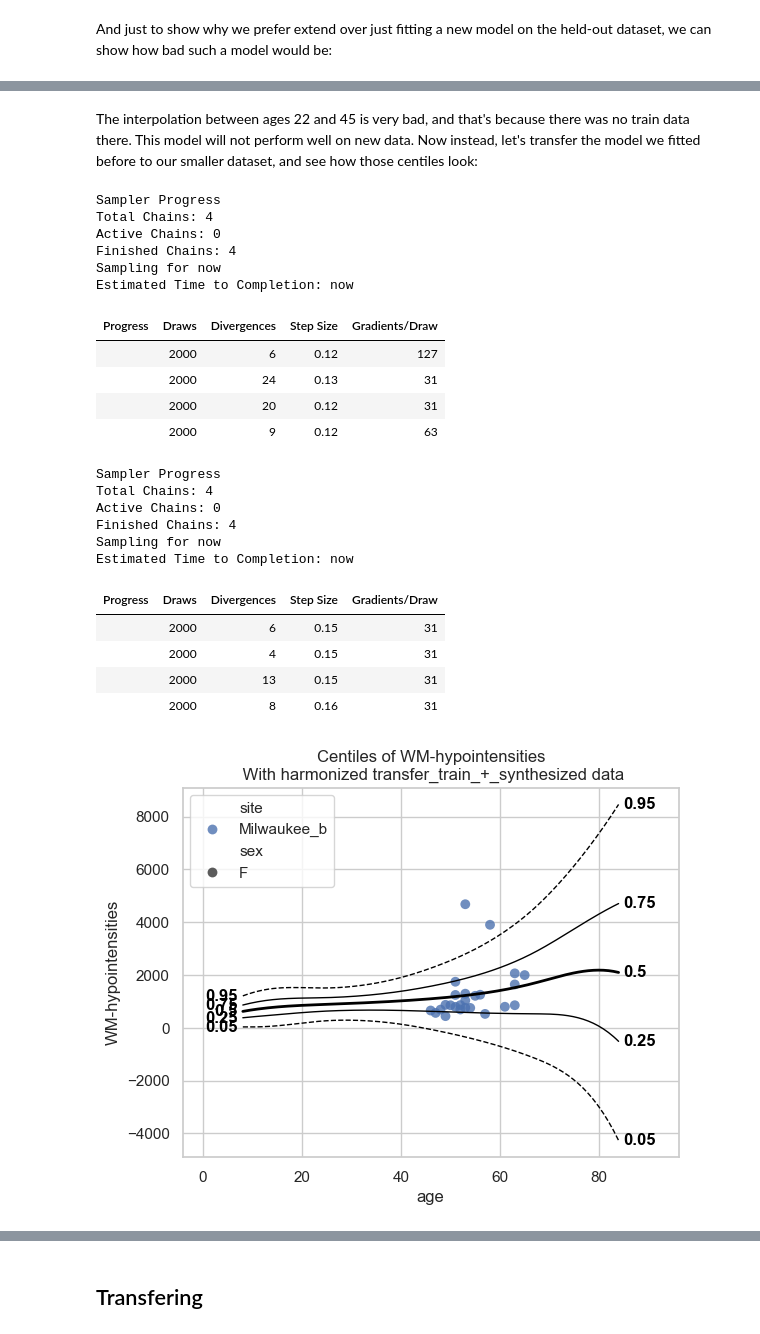
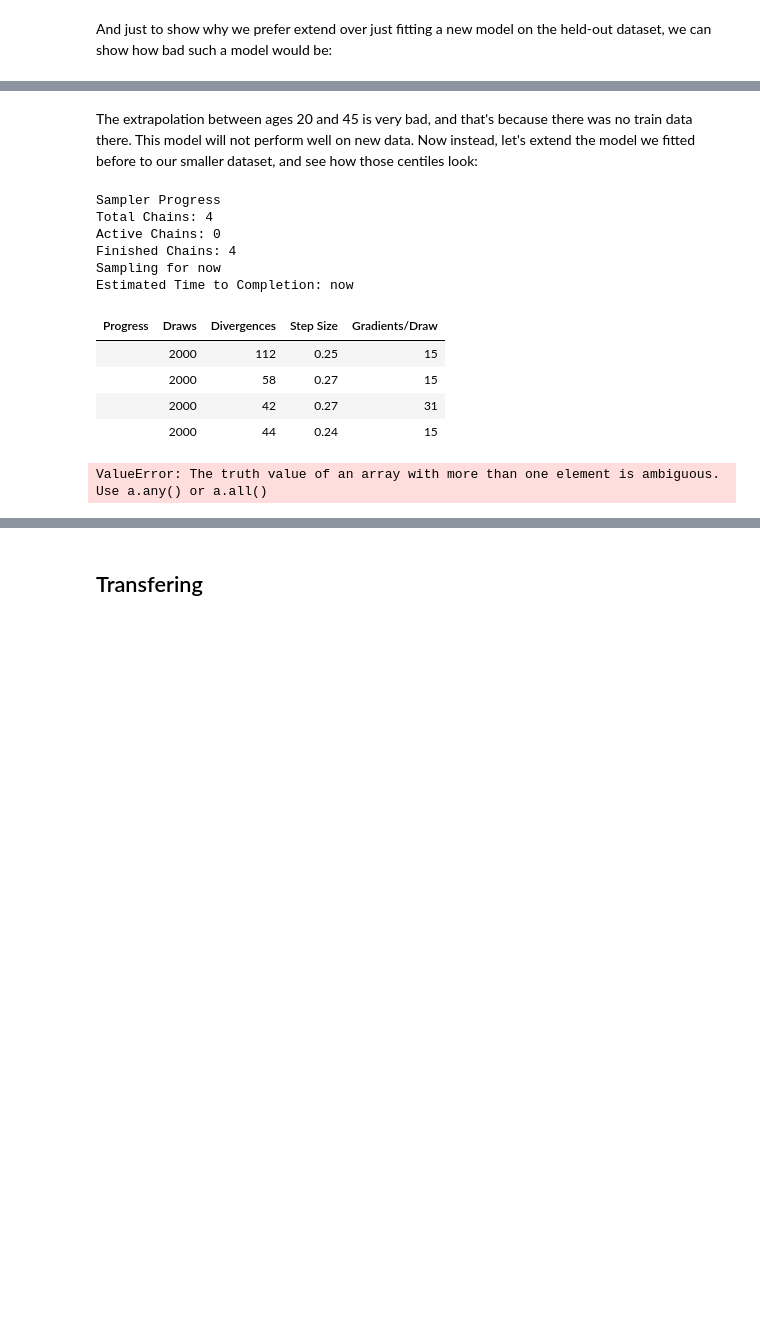
Before and after one commit to predictive-clinical-neuroscience/PCNtoolkit, a Jupyter notebook: examples/06_transfer_extend.ipynb, the cells around one changed output, grey strips where cells are left out. Cells and saved outputs as stored; diff of their text form; code cells hidden in the pictures; blank space fills up the shorter version.

```diff
--- a/examples/06_transfer_extend.ipynb
+++ b/examples/06_transfer_extend.ipynb
@@ -97,33 +118,26 @@ We will use the same HBR model that we used in the tutorial "Normative Modelling
 # %%
-# Normal model with fixed values for epsilon and delta
+# Prior for the mean function (mu)
 mu = make_prior(
-    # Mu is linear because we want to allow the mean to vary as a function of the covariates.
     linear=True,
-    # The slope coefficients are assumed to be normally distributed, with a mean of 0 and a standard deviation of 10.
     slope=make_prior(dist_name="Normal", dist_params=(0.0, 5.0)),
-    # The intercept is random, because we expect the intercept to vary between sites and sexes.
     intercept=make_prior(
         random=True,
-        # Mu is the mean of the intercept, which is normally distributed with a mean of 0 and a standard deviation of 1.
         mu=make_prior(dist_name="Normal", dist_params=(0.0, 1.0)),
-        # Sigma is the scale at which the intercepts vary. It is a positive parameter, so we have to map it to the positive domain.
-        sigma=make_prior(
-            dist_name="Gamma", dist_params=(1.0, 1.0)
-        ),  # mapping_params=(0.0, 3.0)
+        sigma=make_prior(dist_name="Gamma", dist_params=(1.0, 1.0)
     ),
-    # We use a B-spline basis function to allow for non-linearity in the mean.
     basis_function=BsplineBasisFunction(basis_column=0, nknots=5, degree=3),
-)
+))
 
-# 1.0 -> sigma
+# Prior for the noise function (sigma)
 sigma = make_prior(
     linear=True,
-    slope=make_prior(dist_name="Normal", dist_params=(0.0, 2.0)),
+    slope=make_prior(dist_name="Normal", dist_params=(0.0, 1.0)),
     intercept=make_prior(dist_name="Normal", dist_params=(1.0, 1.0)),
     basis_function=BsplineBasisFunction(basis_column=0, nknots=5, degree=3),
     mapping="softplus",
     mapping_params=(0.0, 2.0),
 )
+
 
 likelihood = NormalLikelihood(mu, sigma)
 
@@ -137,6 +151,7 @@ template_hbr = HBR(
     nuts_sampler="nutpie",
     likelihood=likelihood,
 )
+
 model = NormativeModel(
     template_regression_model=template_hbr,
     savemodel=True,
@@ -147,3 +162,11 @@ model = NormativeModel(
     inscaler="standardize",
     outscaler="standardize",
 )
+
+test = model.fit_predict(train, test)
+
+plot_centiles_advanced(
+    model,
+    scatter_data=train,
+    batch_effects = 'all'
+)
@@ -237,32 +232,23 @@ Estimated Time to Completion: now
 # %% [markdown]
-The interpolation between ages 22 and 45 is very bad, and that's because there was no train data there. This model will not perform well on new data. Now instead, let's transfer the model we fitted before to our smaller dataset, and see how those centiles look:
+The extrapolation between ages 20 and 45 is very bad, and that's because there was no train data there. This model will not perform well on new data. Now instead, let's extend the model we fitted before to our smaller dataset, and see how those centiles look:
 # %%
 extended_model = model.extend_predict(transfer_train, transfer_test)
+combined = transfer_test.merge(test, name="combined")
 plot_centiles_advanced(
     extended_model,
-    scatter_data=transfer_train,
+    scatter_data=combined,
+    batch_effects='all'
 )
 # %% [output]
 Sampler Progress
 Total Chains: 4
 Active Chains: 0
 Finished Chains: 4
 Sampling for now
 Estimated Time to Completion: now
 | Progress | Draws | Divergences | Step Size | Gradients/Draw |
-|  | 2000 | 6 | 0.12 | 127 |
-|  | 2000 | 24 | 0.13 | 31 |
-|  | 2000 | 20 | 0.12 | 31 |
-|  | 2000 | 9 | 0.12 | 63 |
+|  | 2000 | 112 | 0.25 | 15 |
+|  | 2000 | 58 | 0.27 | 15 |
+|  | 2000 | 42 | 0.27 | 31 |
+|  | 2000 | 44 | 0.24 | 15 |
-Sampler Progress
-Total Chains: 4
-Active Chains: 0
-Finished Chains: 4
-Sampling for now
-Estimated Time to Completion: now
+ValueError: The truth value of an array with more than one element is ambiguous. Use a.any() or a.all()
-| Progress | Draws | Divergences | Step Size | Gradients/Draw |
-|  | 2000 | 6 | 0.15 | 31 |
-|  | 2000 | 4 | 0.15 | 31 |
-|  | 2000 | 13 | 0.15 | 31 |
-|  | 2000 | 8 | 0.16 | 31 |
-[figure, removed]
```
Also changed, not shown: parts of 13 cells of this notebook.
